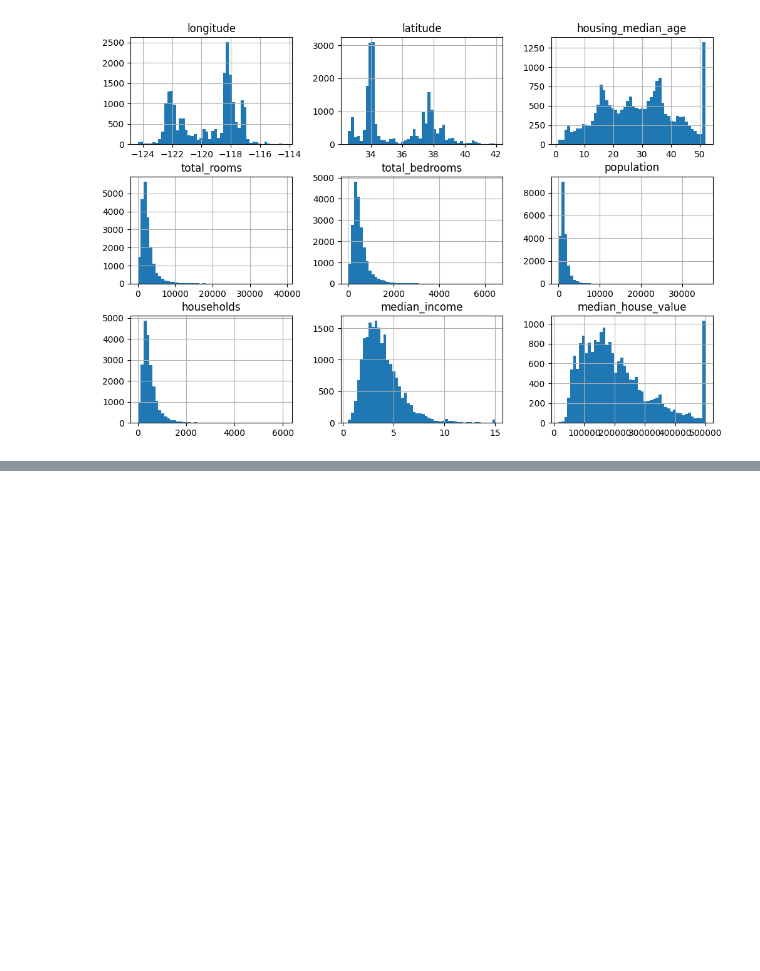
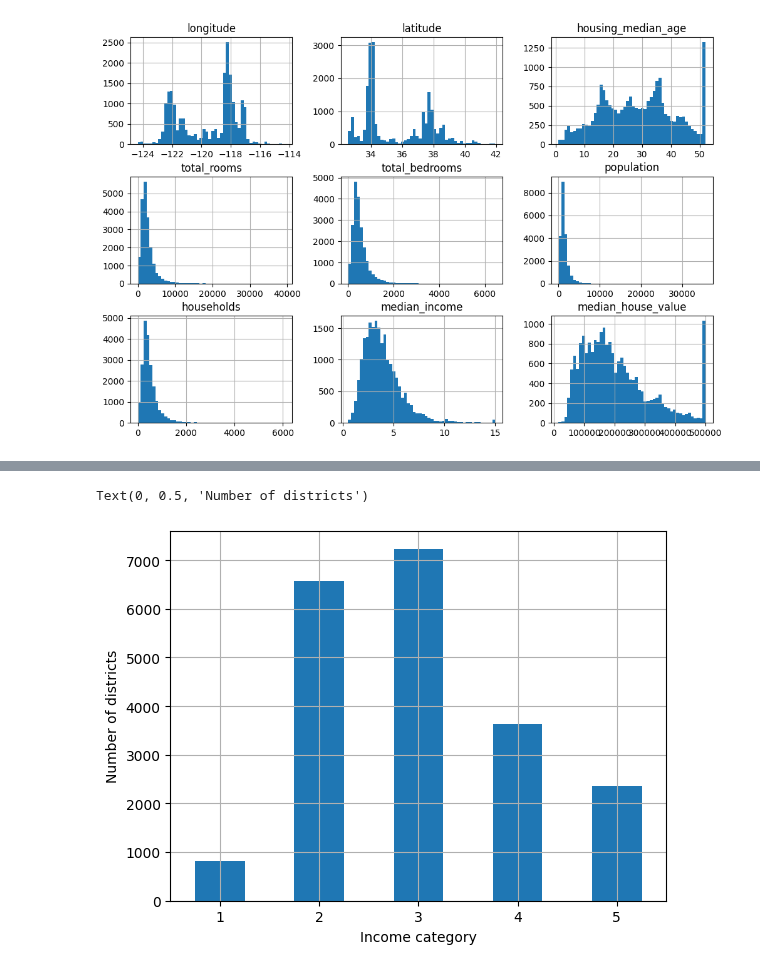
Before and after one commit to TaurusFire/Hands-on-Machine-Learning-Code-Notes, a Jupyter notebook: Chapter 2- Housing Project/HousingPrices.ipynb, the cells around one changed output, grey strips where cells are left out. Saved outputs shown, nothing was run; the diff lists cells and outputs as text; code cells hidden in the pictures; blank space fills up the shorter version.

Commit message:
updated housingprices

```diff
--- a/Chapter 2- Housing Project/HousingPrices.ipynb
+++ b/Chapter 2- Housing Project/HousingPrices.ipynb
@@ -127,0 +171,17 @@ def shuffleAndSplitData(data, test_ratio):
+# %%
+#pd.cut is useful for when you need to sort data values into bins or ranges
+#here we divide bins but groups of 1.5units of median income (roughly 15,000USD)
+housing["income_cat"] = pd.cut(housing["median_income"],
+                               bins=[0,1.5,3,4.5,6,np.inf],
+                               labels=[1,2,3,4,5])
+# %%
+#.sort_index() sorts the indices from low to high
+#.plot.bar() gives you a bar chart. rot = 0 causes vertical bars
+housing["income_cat"].value_counts().sort_index().plot.bar(rot = 0, grid = True)
+
+#add labels with plt.xlabel etc
+plt.xlabel("Income category")
+plt.ylabel("Number of districts")
+# %% [output]
+Text(0, 0.5, 'Number of districts')
+[figure, added]
```
Also changed, not shown: parts of 15 cells of this notebook.
